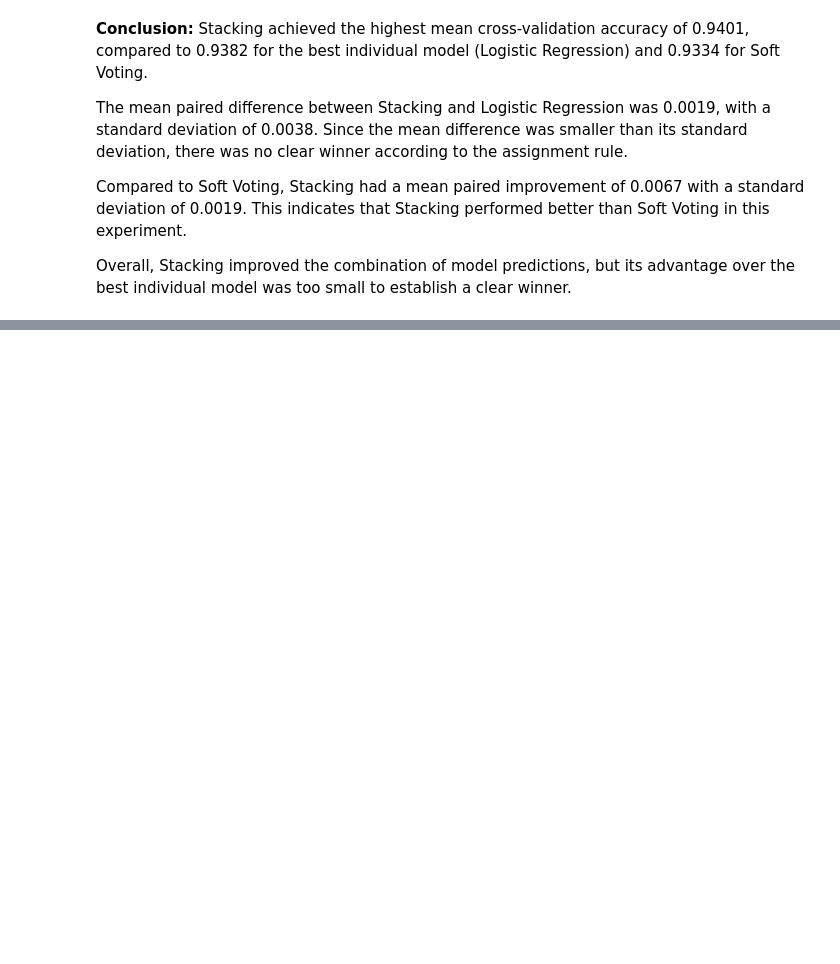
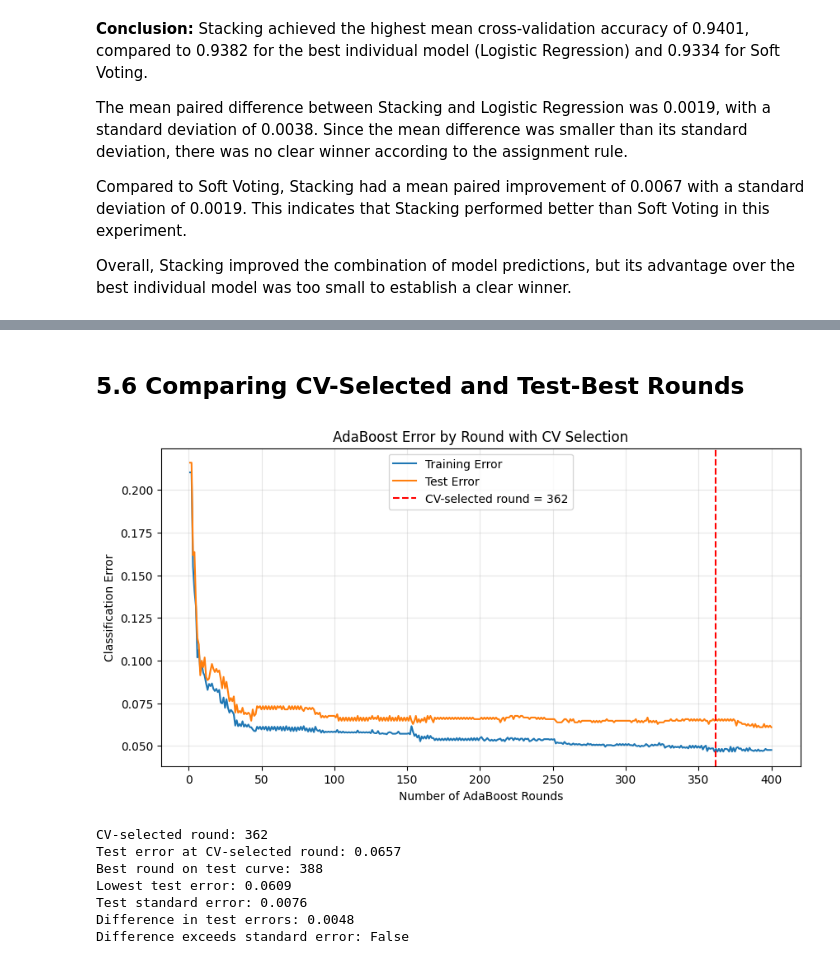
Before and after one commit to Meyrim1/meirim_ML_task_4, a Jupyter notebook: meirim_task4.ipynb, the cells around one changed output, grey strips where cells are left out. Cells and saved outputs as stored; diff of their text form; code cells hidden in the pictures; blank space fills up the shorter version.

```diff
--- a/meirim_task4.ipynb
+++ b/meirim_task4.ipynb
@@ -849,0 +1094,52 @@ Overall, Stacking improved the combination of model predictions, but its advanta
+# %% [markdown]
+## 5.6 Comparing CV-Selected and Test-Best Rounds
+# %%
+
+best_test_round = np.argmin(test_error) + 1
+
+cv_selected_test_error = test_error[best_round - 1]
+best_test_error = test_error[best_test_round - 1]
+
+n_test = len(y_test)
+p = 1 - cv_selected_test_error
+
+standard_error = np.sqrt(p * (1 - p) / n_test)
+error_difference = abs(cv_selected_test_error - best_test_error)
+
+plt.figure(figsize=(10, 5))
+
+plt.plot(rounds, train_error, label="Training Error")
+plt.plot(rounds, test_error, label="Test Error")
+
+plt.axvline(
+    best_round,
+    color="red",
+    linestyle="--",
+    label=f"CV-selected round = {best_round}"
+)
+
+plt.xlabel("Number of AdaBoost Rounds")
+plt.ylabel("Classification Error")
+plt.title("AdaBoost Error by Round with CV Selection")
+plt.legend()
+plt.grid(alpha=0.3)
+plt.show()
+
+print("CV-selected round:", best_round)
+print(f"Test error at CV-selected round: {cv_selected_test_error:.4f}")
+
+print("Best round on test curve:", best_test_round)
+print(f"Lowest test error: {best_test_error:.4f}")
+
+print(f"Test standard error: {standard_error:.4f}")
+print(f"Difference in test errors: {error_difference:.4f}")
+print("Difference exceeds standard error:", error_difference > standard_error)
+# %% [output]
+[figure, added]
+CV-selected round: 362
+Test error at CV-selected round: 0.0657
+Best round on test curve: 388
+Lowest test error: 0.0609
+Test standard error: 0.0076
+Difference in test errors: 0.0048
+Difference exceeds standard error: False
```
Also changed, not shown: parts of 22 cells of this notebook.
